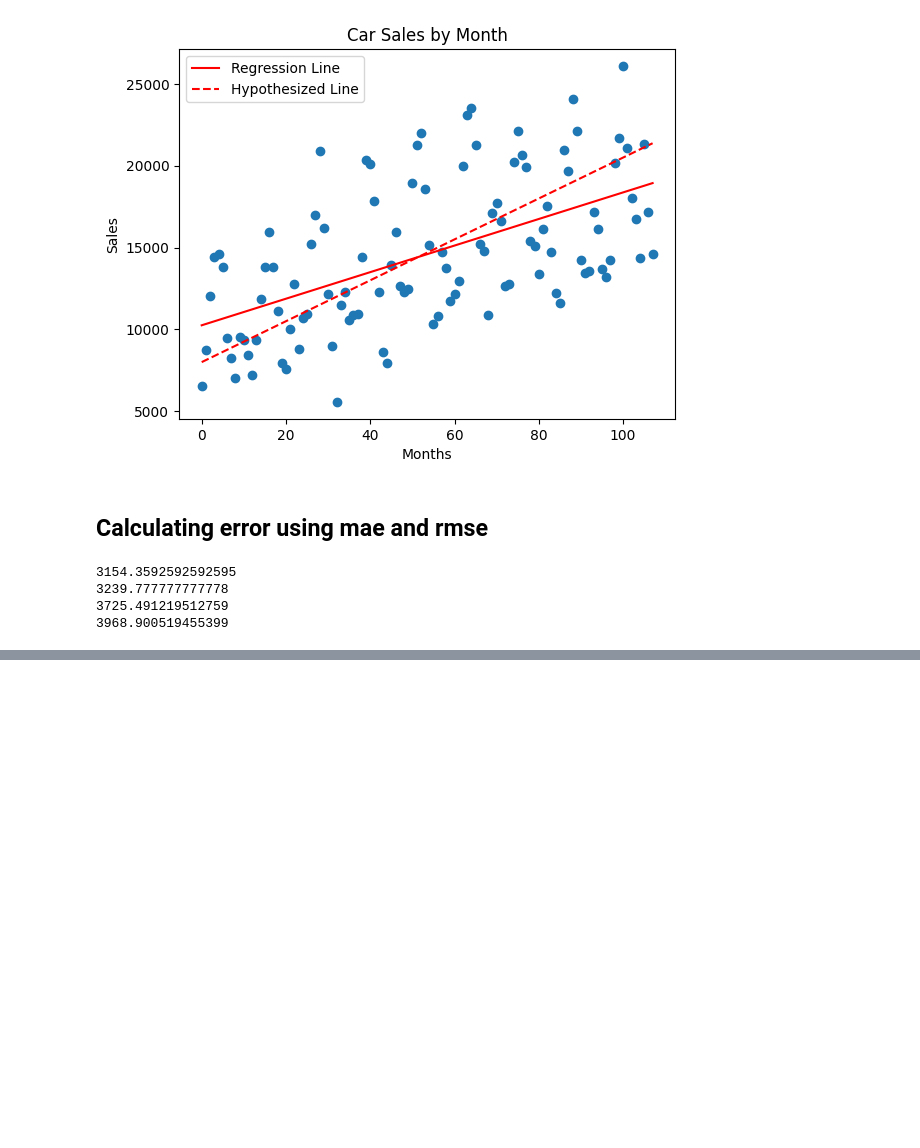
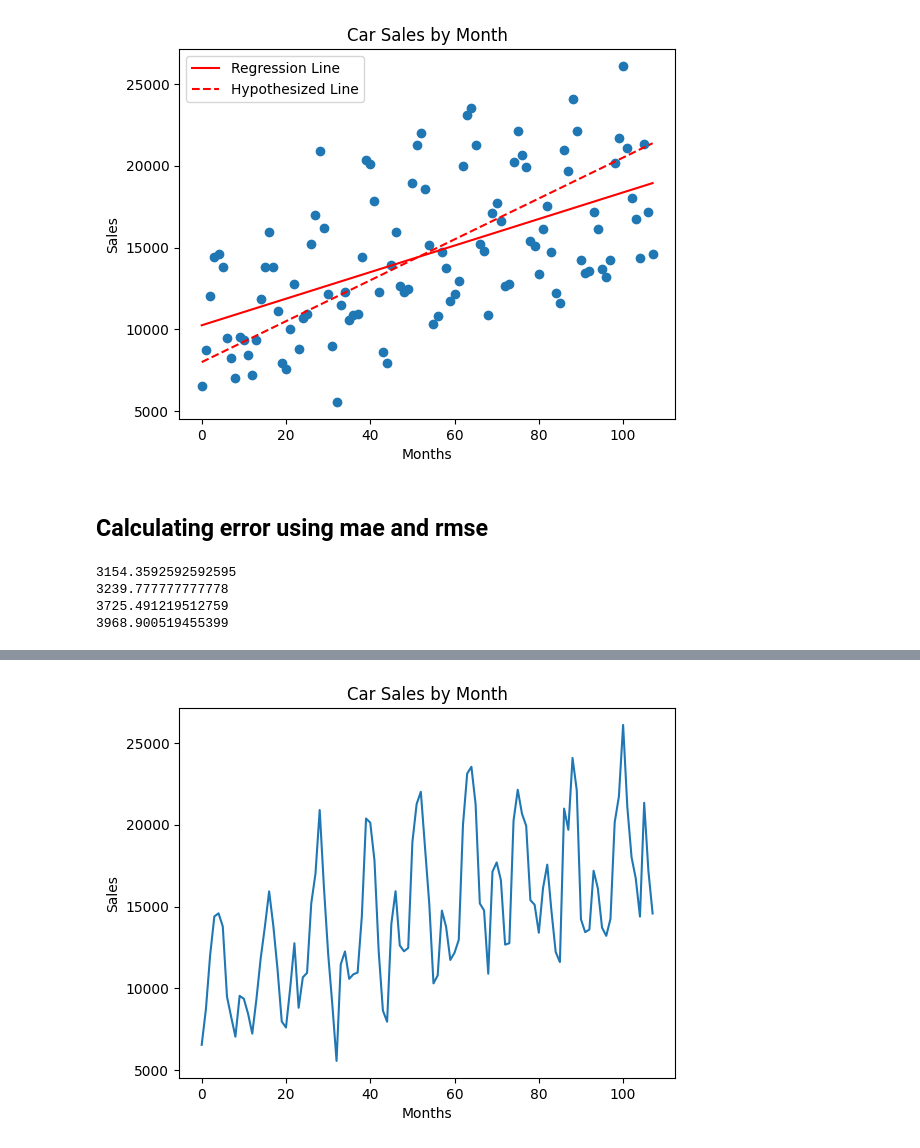
Before and after one commit to brieng314/DiveIntoDS, a Jupyter notebook: dive_into_DS_Forecasting.ipynb, the cells around one changed output, grey strips where cells are left out. Cells and saved outputs as stored; diff of their text form; code cells hidden in the pictures; blank space fills up the shorter version.

```diff
--- a/dive_into_DS_Forecasting.ipynb
+++ b/dive_into_DS_Forecasting.ipynb
@@ -146,0 +182,9 @@ print(get_rmse(hypthesizedline,saleslist))
+# %%
+#instead of dots, lets show as a line graph
+plt.plot(carsales['period'],carsales['sales'])
+plt.title('Car Sales by Month')
+plt.xlabel('Months')
+plt.ylabel('Sales')
+plt.show()
+# %% [output]
+[figure, added]
```
Also changed, not shown: parts of 14 cells of this notebook, 2 other files.
